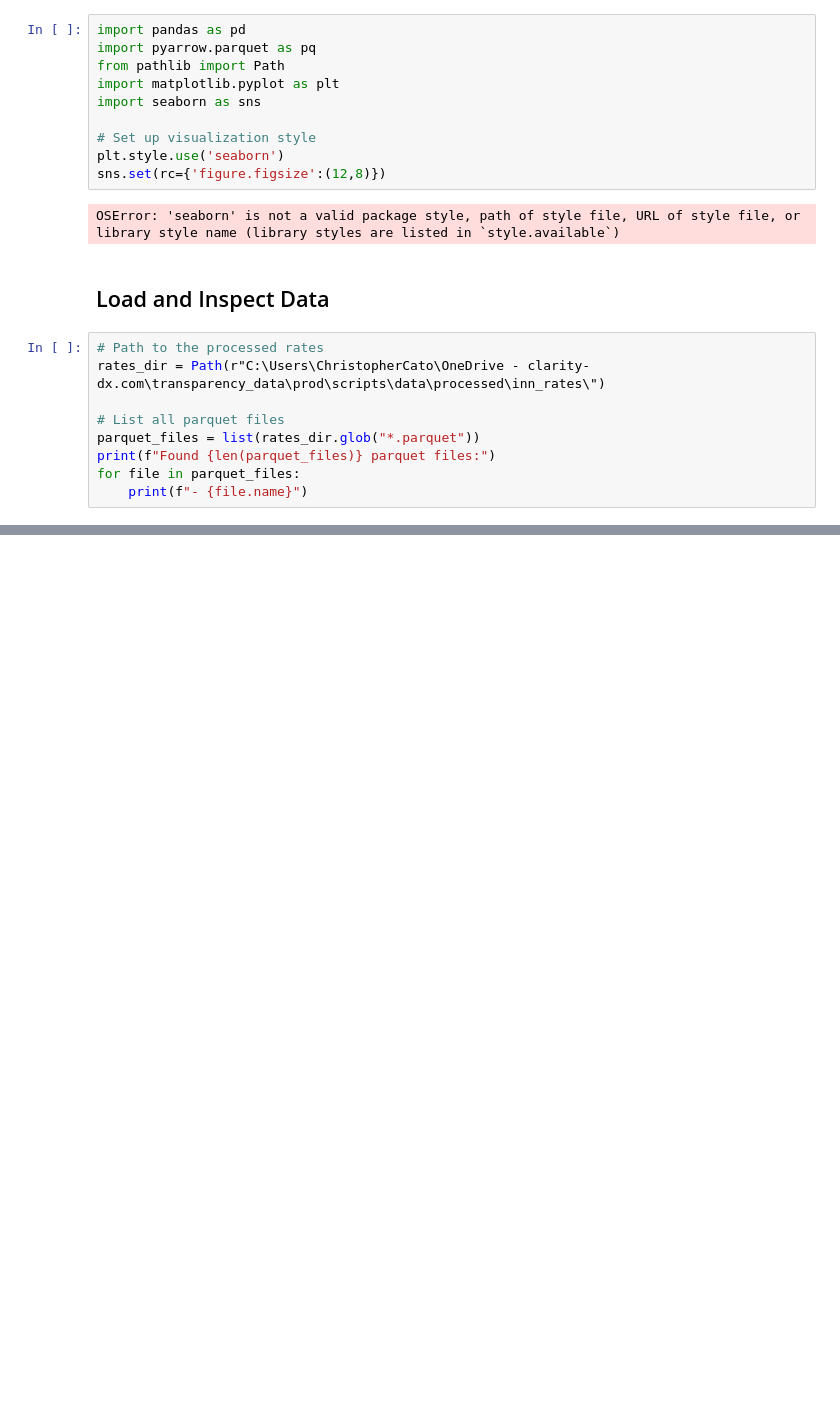
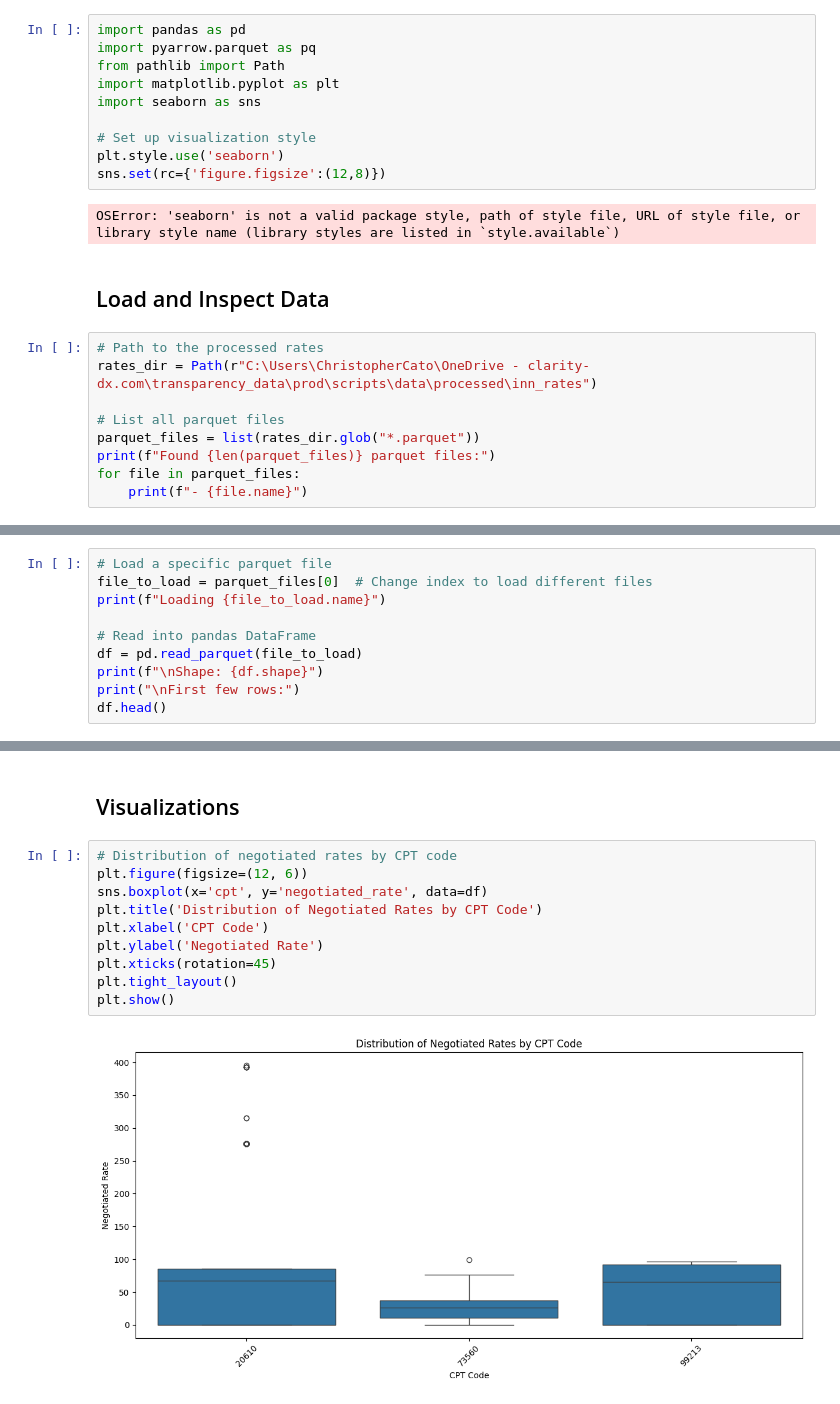
Before and after one commit to chrscato/commercial_rates, a Jupyter notebook: prod/scripts/inn/inspect_rates.ipynb, the cells around one changed output, grey strips where cells are left out. Saved outputs shown, nothing was run; the diff lists cells and outputs as text; blank space fills up the shorter version.

```diff
--- a/prod/scripts/inn/inspect_rates.ipynb
+++ b/prod/scripts/inn/inspect_rates.ipynb
@@ -18,7 +18,7 @@ OSError: 'seaborn' is not a valid package style, path of style file, URL of styl
 ## Load and Inspect Data
 # %%
 # Path to the processed rates
-rates_dir = Path(r"C:\Users\ChristopherCato\OneDrive - clarity-dx.com\transparency_data\prod\scripts\data\processed\inn_rates\")
+rates_dir = Path(r"C:\Users\ChristopherCato\OneDrive - clarity-dx.com\transparency_data\prod\scripts\data\processed\inn_rates")
 
 # List all parquet files
 parquet_files = list(rates_dir.glob("*.parquet"))
@@ -29,0 +32,10 @@ SyntaxError: unterminated string literal (detected at line 2); perhaps you escap
+# %%
+# Load a specific parquet file
+file_to_load = parquet_files[0]  # Change index to load different files
+print(f"Loading {file_to_load.name}")
+
+# Read into pandas DataFrame
+df = pd.read_parquet(file_to_load)
+print(f"\nShape: {df.shape}")
+print("\nFirst few rows:")
+df.head()
@@ -29,0 +83,14 @@ SyntaxError: unterminated string literal (detected at line 2); perhaps you escap
+# %% [markdown]
+## Visualizations
+# %%
+# Distribution of negotiated rates by CPT code
+plt.figure(figsize=(12, 6))
+sns.boxplot(x='cpt', y='negotiated_rate', data=df)
+plt.title('Distribution of Negotiated Rates by CPT Code')
+plt.xlabel('CPT Code')
+plt.ylabel('Negotiated Rate')
+plt.xticks(rotation=45)
+plt.tight_layout()
+plt.show()
+# %% [output]
+[figure, added]
```
Also changed, not shown: parts of 12 cells of this notebook, 18 other files.
